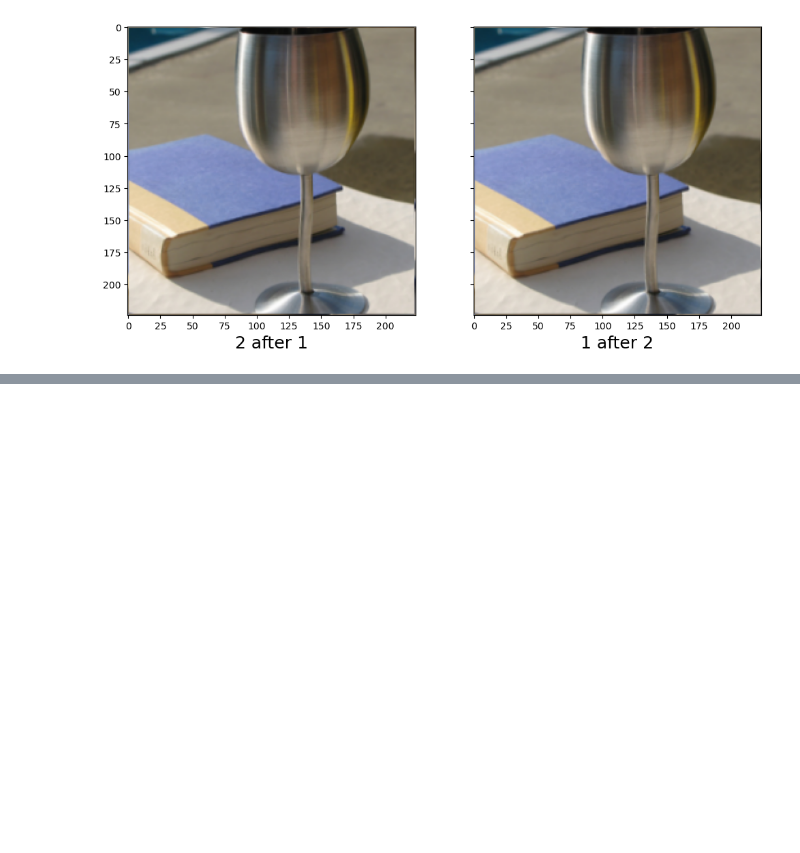
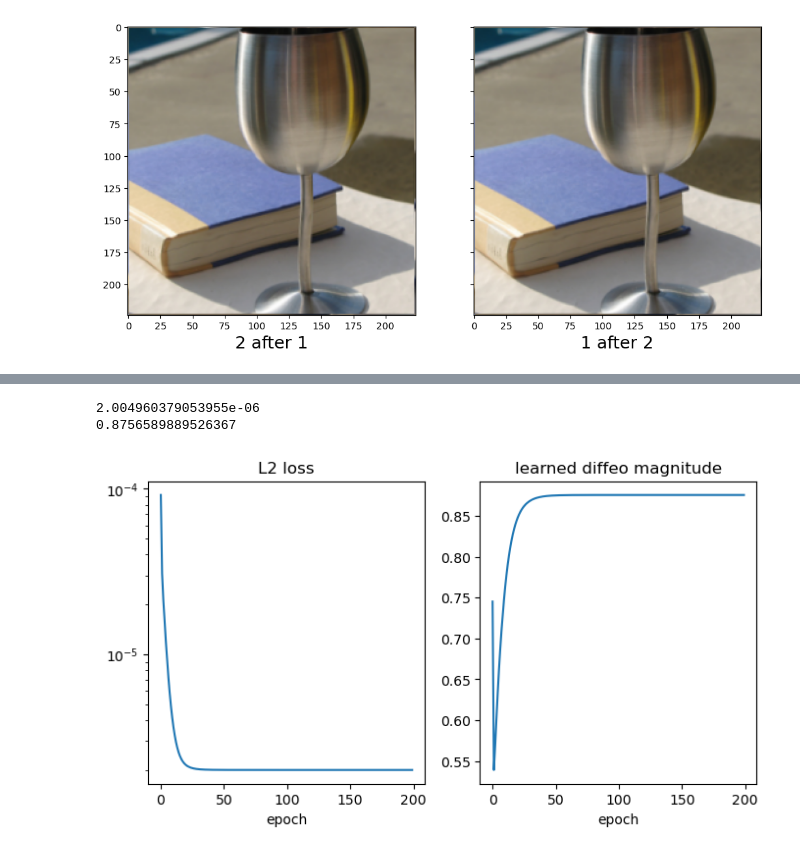
Before and after one commit to Alex-Xiaole-Jiang/diffeo-equivariance, a Jupyter notebook: main.ipynb, the cells around one changed output, grey strips where cells are left out. Cells and saved outputs as stored; diff of their text form; code cells hidden in the pictures; blank space fills up the shorter version.

```diff
--- a/main.ipynb
+++ b/main.ipynb
@@ -115,0 +129,3 @@ for i in tqdm(range(100)):
+# %%
+down_sampled = diffeo.inverse.up_down_sample(112, 112)
+un_diffeo = F.grid_sample(diffeo_act['5'], down_sampled[0].repeat(49,1,1,1))
@@ -115,0 +141,2 @@ for i in tqdm(range(100)):
+# %%
+h_inverse = mix_channel_2d(24, 112, 112)
@@ -115,0 +199,44 @@ for i in tqdm(range(100)):
+# %%
+from utils.distortion import compose_diffeo_from_left
+
+optimizer = t.optim.SGD(AB.parameters(), lr = 0.2)
+# optimizer = t.optim.AdamW(AB.parameters(), lr = 0.01)
+#optimizer = t.optim.SGD(AB.parameters(), lr = 1e-1, weight_decay=1e-3)
+# scheduler = t.optim.lr_scheduler.ReduceLROnPlateau(optimizer, 'min', factor=0.5, min_lr=1e-2)
+
+num_epochs = 10000
+ref_grid = compose_diffeo_from_left(inv_grid[0],sparse_diffeos[0]).to(device)
+id_grid = sparse_diffeos.get_id_grid()
+for epoch in tqdm(range(num_epochs)):
+    optimizer.zero_grad()
+    new_AB = AB()
+    with t.device(device):
+        grid = create_grid_sample(224, 224, new_AB[0], new_AB[1])
+    un_distorted = compose_diffeo_from_left(grid,sparse_diffeos[0])
+    unreg_loss = loss_fn(un_distorted, id_grid)
+    loss = unreg_loss * (1 + 10 * AB.result.abs().sum()/AB.AB.abs().sum())
+    loss.backward()
+    optimizer.step()
+    # scheduler.step(loss)
+
+    if (epoch) % 50 == 0:
+          with t.no_grad():
+            loss_hist.append(unreg_loss.item())
+            AB_mag.append(AB.result.abs().sum().item()/2)
+            AB.bias[t.abs(AB.bias) < 1e-7] = 0
+          # print(loss.item())
+# %%
+fig, axes = plt.subplots(1,2, figsize = (8,4))
+axes[0].plot(loss_hist)
+axes[0].set_yscale('log')
+axes[0].set_title('L2 loss')
+axes[0].set_xlabel('epoch')
+axes[1].plot(AB_mag)
+axes[1].set_title('learned diffeo magnitude')
+axes[1].set_xlabel('epoch')
+print(loss_hist[-1])
+print(AB_mag[-1])
+# %% [output]
+2.004960379053955e-06
+0.8756589889526367
+[figure, added]
```
Also changed, not shown: parts of 42 cells of this notebook.
